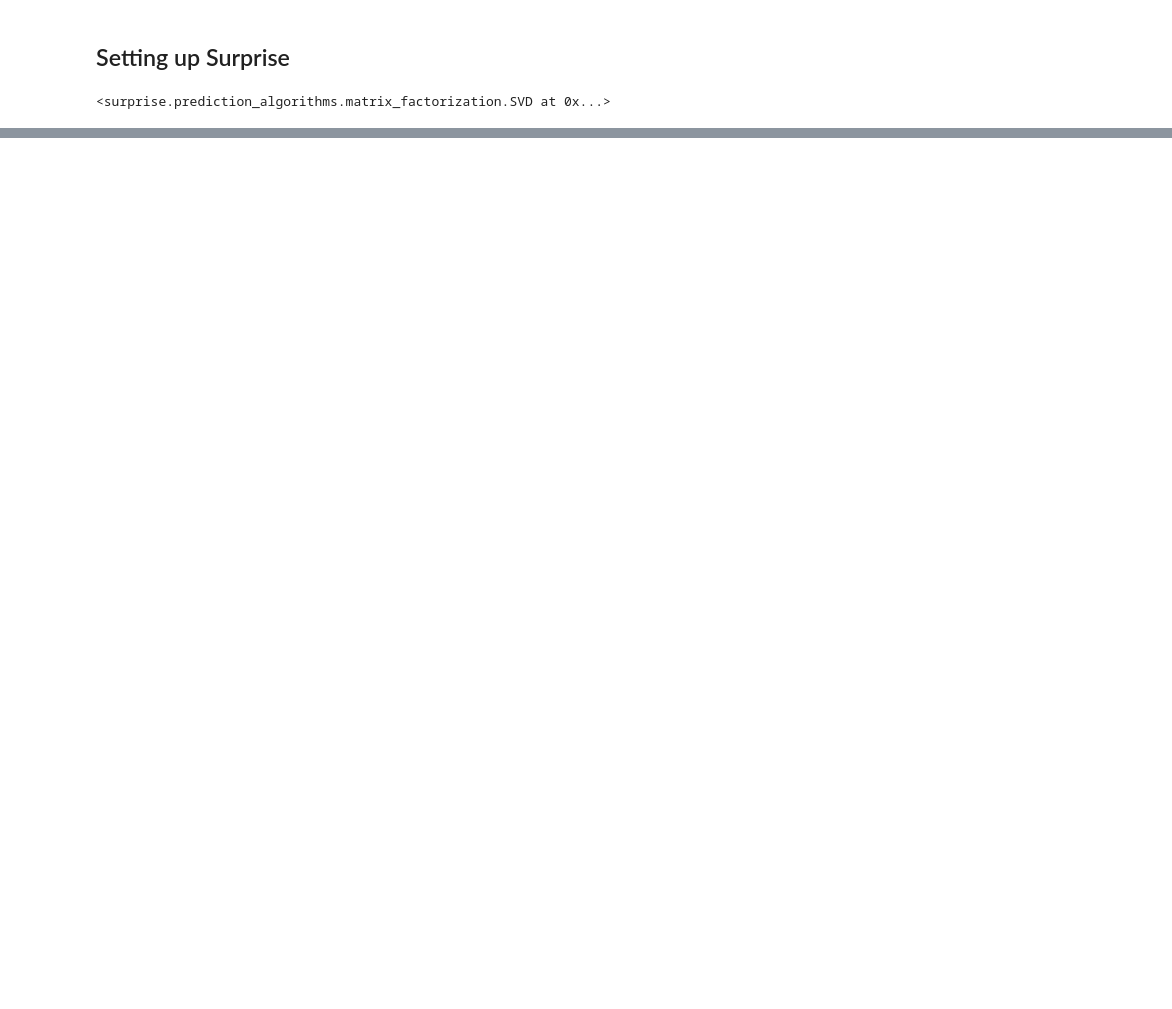
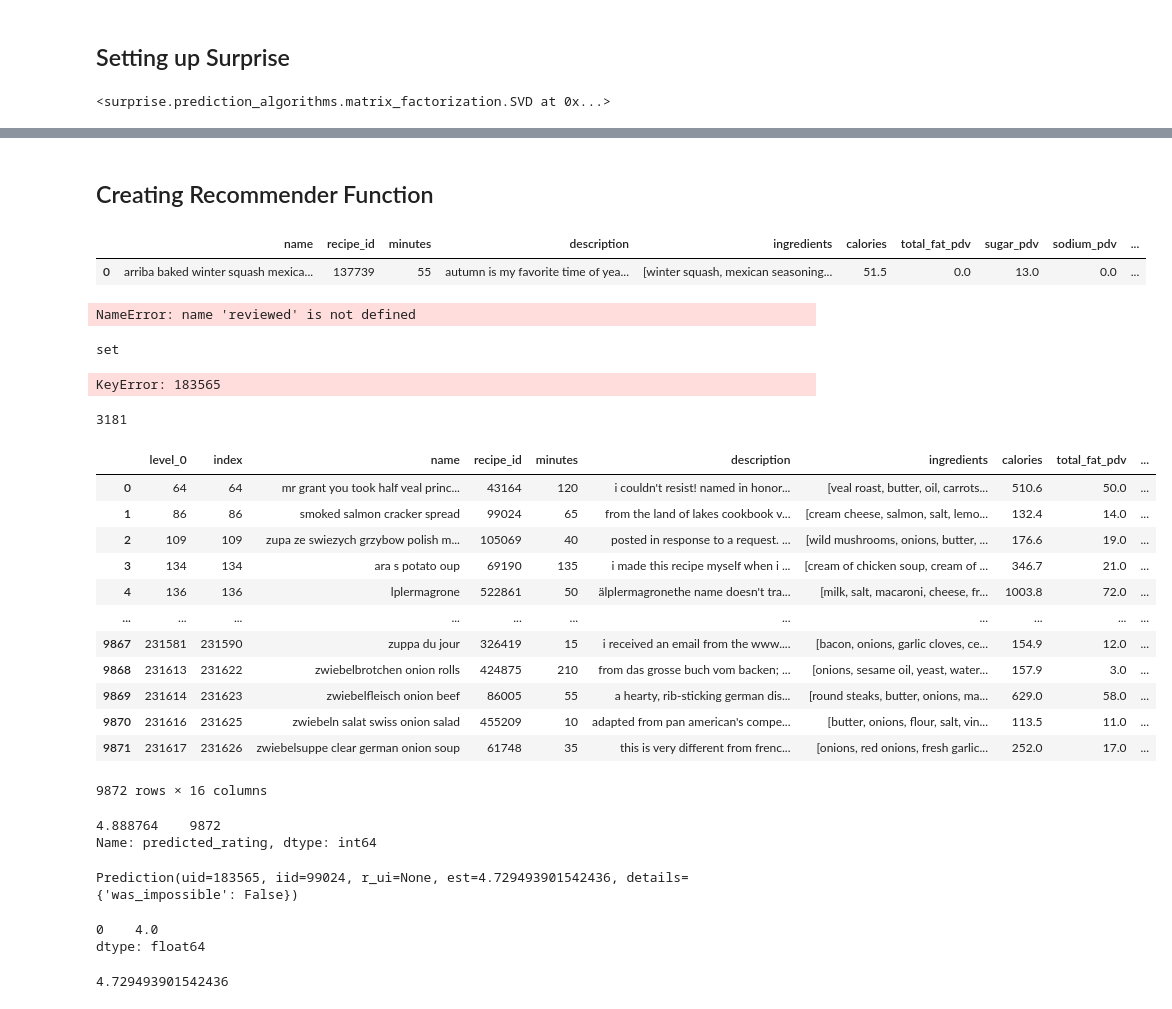
Before and after one commit to mboland23/Recipe-Recommender, a Jupyter notebook: recommendation_function_workbook.ipynb, the cells around one changed output, grey strips where cells are left out. Drawn from its saved outputs; the diff is of its cells as text; code cells hidden in the pictures; blank space fills up the shorter version.

```diff
--- a/recommendation_function_workbook.ipynb
+++ b/recommendation_function_workbook.ipynb
@@ -101,0 +116,13 @@ user_ratings_df.head()
+# %% [markdown]
+## Creating Recommender Function
+# %%
+recipes_df.head(1)
+# %% [output]
+|  | name | recipe_id | minutes | description | ingredients | calories | total_fat_pdv | sugar_pdv | sodium_pdv | ... |
+| 0 | arriba baked winter squash mexica... | 137739 | 55 | autumn is my favorite time of yea... | [winter squash, mexican seasoning... | 51.5 | 0.0 | 13.0 | 0.0 | ... |
+# %%
+not_reviewed = recipes_df.copy()
+not_reviewed = not_reviewed[not_reviewed.recipe_id.isin(reviewed) == False]
+not_reviewed.reset_index(inplace=True)
+# %% [output]
+NameError: name 'reviewed' is not defined
@@ -101,0 +131,4 @@ user_ratings_df.head()
+# %%
+type(recipes_df["set_ingredients"][0])
+# %% [output]
+set
@@ -101,0 +137,16 @@ user_ratings_df.head()
+# %%
+not_reviewed = not_reviewed[not_reviewed.recipe_id.isin(reviewed) == False]
+not_reviewed.reset_index(inplace=True)
+# %%
+user = 183565
+ingredient_request = "onions"
+sub_cat_request = "vegetarian"
+# %%
+reviewed = list(prior_ratings_df.loc[user,"recipe_id"])
+# %% [output]
+KeyError: 183565
+# %%
+recipes_w_ingredient = []
+for index, row in recipes_df.iterrows():
+    if ingredient_request in row["set_ingredients"]:
+        recipes_w_ingredient.append(row["recipe_id"])
@@ -101,0 +158,26 @@ user_ratings_df.head()
+# %%
+len(recipes_w_ingredient_subcat)
+# %% [output]
+3181
+# %%
+ingredient_recipes = not_reviewed.copy()
+#loc, iloc statement (conditional with loc where value is in the list)
+#ingredient_recipes =
+ingredient_recipes = ingredient_recipes[ingredient_recipes.recipe_id.isin(recipes_w_ingredient)] #== True]
+ingredient_recipes.reset_index(inplace=True)
+# %%
+ingredient_recipes
+# %% [output]
+|  | level_0 | index | name | recipe_id | minutes | description | ingredients | calories | total_fat_pdv | ... |
+| 0 | 64 | 64 | mr grant you took half veal princ... | 43164 | 120 | i couldn't resist! named in honor... | [veal roast, butter, oil, carrots... | 510.6 | 50.0 | ... |
+| 1 | 86 | 86 | smoked salmon cracker spread | 99024 | 65 | from the land of lakes cookbook v... | [cream cheese, salmon, salt, lemo... | 132.4 | 14.0 | ... |
+| 2 | 109 | 109 | zupa ze swiezych grzybow polish m... | 105069 | 40 | posted in response to a request. ... | [wild mushrooms, onions, butter, ... | 176.6 | 19.0 | ... |
+| 3 | 134 | 134 | ara s potato oup | 69190 | 135 | i made this recipe myself when i ... | [cream of chicken soup, cream of ... | 346.7 | 21.0 | ... |
+| 4 | 136 | 136 | lplermagrone | 522861 | 50 | älplermagronethe name doesn't tra... | [milk, salt, macaroni, cheese, fr... | 1003.8 | 72.0 | ... |
+| ... | ... | ... | ... | ... | ... | ... | ... | ... | ... | ... |
+| 9867 | 231581 | 231590 | zuppa du jour | 326419 | 15 | i received an email from the www.... | [bacon, onions, garlic cloves, ce... | 154.9 | 12.0 | ... |
+| 9868 | 231613 | 231622 | zwiebelbrotchen onion rolls | 424875 | 210 | from das grosse buch vom backen; ... | [onions, sesame oil, yeast, water... | 157.9 | 3.0 | ... |
+| 9869 | 231614 | 231623 | zwiebelfleisch onion beef | 86005 | 55 | a hearty, rib-sticking german dis... | [round steaks, butter, onions, ma... | 629.0 | 58.0 | ... |
+| 9870 | 231616 | 231625 | zwiebeln salat swiss onion salad | 455209 | 10 | adapted from pan american's compe... | [butter, onions, flour, salt, vin... | 113.5 | 11.0 | ... |
+| 9871 | 231617 | 231626 | zwiebelsuppe clear german onion soup | 61748 | 35 | this is very different from frenc... | [onions, red onions, fresh garlic... | 252.0 | 17.0 | ... |
+9872 rows × 16 columns
@@ -101,0 +188,5 @@ user_ratings_df.head()
+# %%
+ingredient_recipes["predicted_rating"].value_counts()
+# %% [output]
+4.888764    9872
+Name: predicted_rating, dtype: int64
@@ -101,0 +195,4 @@ user_ratings_df.head()
+# %%
+predictions
+# %% [output]
+Prediction(uid=183565, iid=99024, r_ui=None, est=4.729493901542436, details={'was_impossible': False})
@@ -102,2 +201,11 @@ user_ratings_df.head()
+# %%
+user1["rating"].mode()
+# %% [output]
+0    4.0
+dtype: float64
+# %%
+user_ratings_df["rating"].mean()
+# %% [output]
+4.729493901542436
 # %%
 def recommended_recipes():
```
Also changed, not shown: parts of 24 cells of this notebook.
